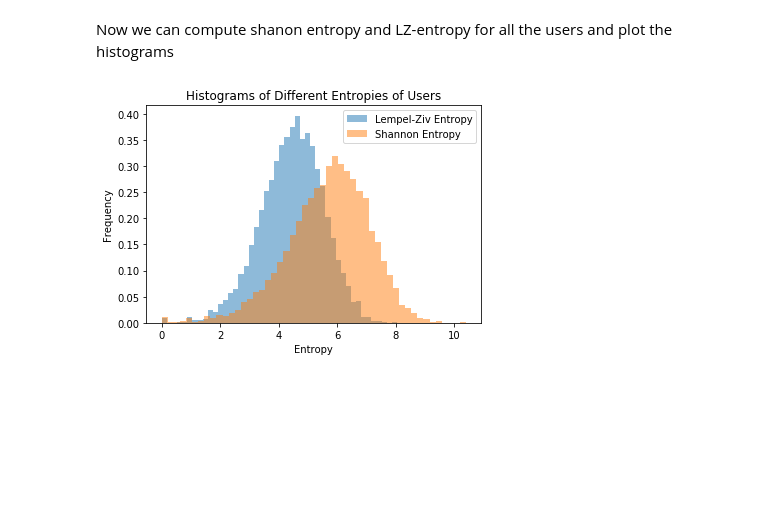
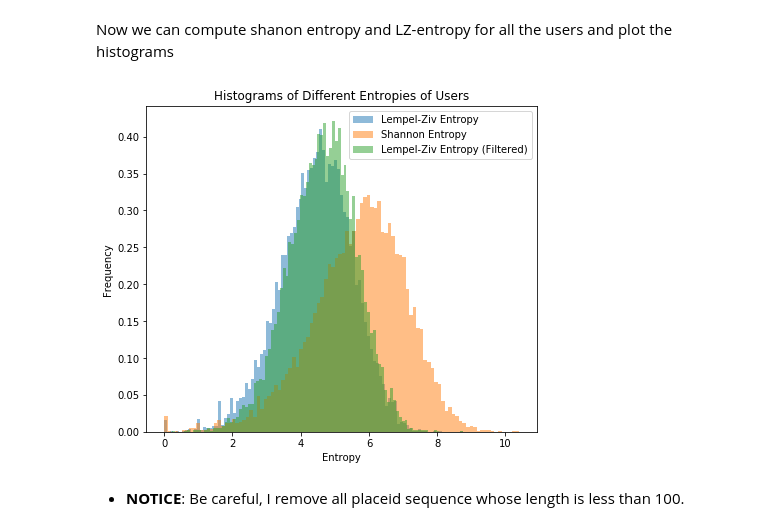
Before and after one commit to Magica-Chen/social-predictability, a Jupyter notebook: Social-Information-Bagrow.ipynb, the cells around one changed output. Drawn from its saved outputs; the diff is of its cells as text; code cells hidden in the pictures; blank space fills up the shorter version.

```diff
--- a/Social-Information-Bagrow.ipynb
+++ b/Social-Information-Bagrow.ipynb
@@ -91,5 +107,5 @@ import pickle
 # %%
-""" Extract time-ordered placeid sequential for all users"""
+""" Extract time-ordered placeid sequences for all users"""
 num_used_users = len(UsedUser)
 
 # # this placeid store only include all the users who appear in the true friendship network
@@ -104,7 +120,7 @@ num_used_users = len(UsedUser)
 # pickle_out.close()
 
 # read picle file
-pickle_in = open("placeid_store.pickle", "rb")
+pickle_in = open("placeid.pickle", "rb")
 placeid_store = pickle.load(pickle_in)
 # %% [markdown]
 Now we can compute shanon entropy and LZ-entropy for all the users and plot the histograms
@@ -112,13 +128,18 @@ Now we can compute shanon entropy and LZ-entropy for all the users and plot the
 user_shannon_entropy = [shannon_entropy(placeid_store[i]) for i in range(num_used_users)]
 # %%
 user_LZ_entropy = [entropy(placeid_store[i]) for i in range(num_used_users)]
+# %%
+user_LZ_entropy_filter = [LZ_entropy(placeid_store[i]) for i in range(num_used_users)]
 # %%
+plt.figure(figsize=(7, 6))
 plt.title('Histograms of Different Entropies of Users')
 plt.xlabel('Entropy')
 plt.ylabel('Frequency')
-plt.hist(user_LZ_entropy,bins = 50,density = True, label = 'Lempel-Ziv Entropy',alpha=.5)
-plt.hist(user_shannon_entropy ,bins = 50,density = True, label = 'Shannon Entropy',alpha=.5)
+plt.hist(user_LZ_entropy,bins = 100,density = True, label = 'Lempel-Ziv Entropy',alpha=.5)
+plt.hist(user_shannon_entropy ,bins = 100,density = True, label = 'Shannon Entropy',alpha=.5)
+user_array_LZ_entropy = np.array(user_LZ_entropy_filter)
+plt.hist(user_array_LZ_entropy[~np.isnan(user_array_LZ_entropy)],bins = 100,density = True, label = 'Lempel-Ziv Entropy (Filtered)',alpha=.5)
 plt.legend()
 plt.show()
 # %% [output]
-[figure, old version]
+[figure, new version]
@@ -124,0 +159,2 @@ plt.show()
+# %% [markdown]
+* **NOTICE**: Be careful, I remove all placeid sequence whose length is less than 100.
```
Also changed, not shown: parts of 21 cells of this notebook, 3 other files.
